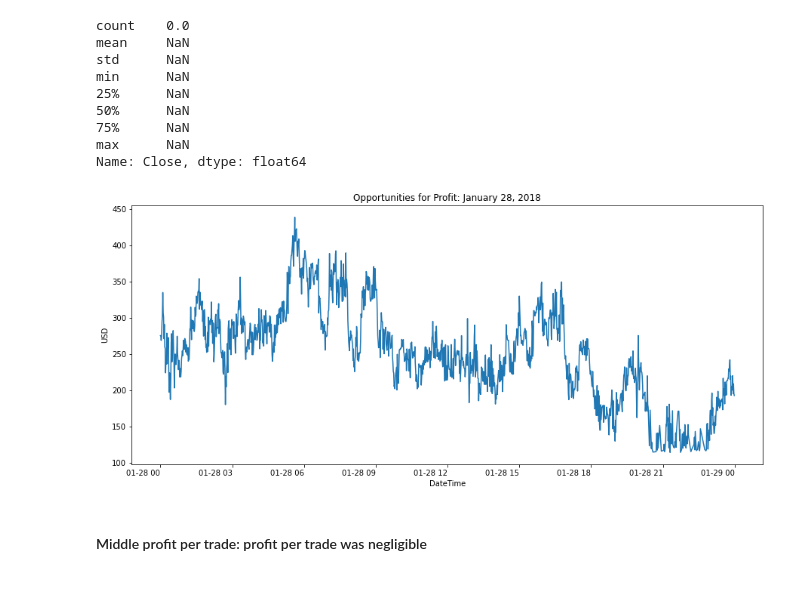
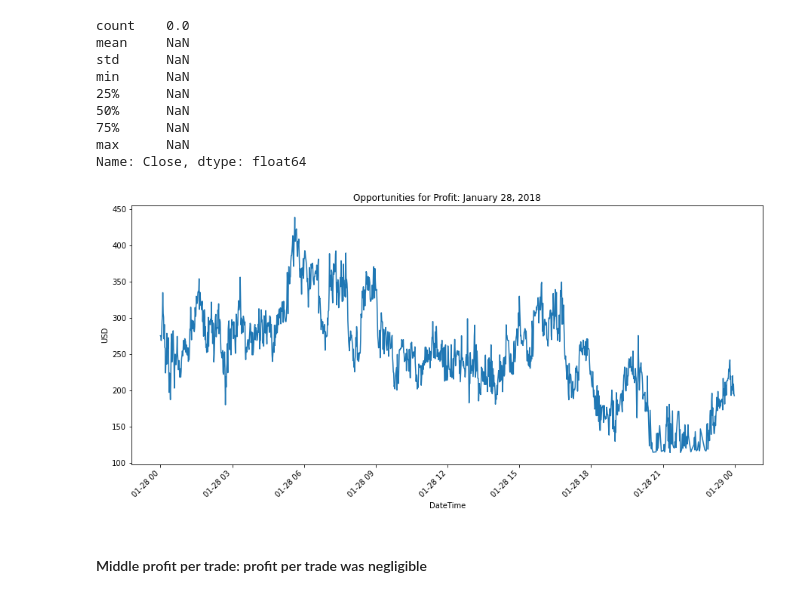
Before and after one commit to ipopester/Bitcoin-Arbitrage-Analysis, a Jupyter notebook: Report/crypto_arbitrage.ipynb, the cells around one changed output. Drawn from its saved outputs; the diff is of its cells as text; code cells hidden in the pictures.

```diff
--- a/Report/crypto_arbitrage.ipynb
+++ b/Report/crypto_arbitrage.ipynb
@@ -815,13 +815,13 @@ Name: Close, dtype: float64
 # %%
 # Plot the results for the early profit per trade DataFrame
 profit_per_trade_early.plot(
-    kind='line', rot=0, figsize =(15, 7))
+    kind='line', rot=45, figsize =(15, 7))
 plt.title("Opportunities for Profit: January 28, 2018")
 plt.xlabel('DateTime')
 plt.ylabel('USD')
 plt.show()
 # %% [output]
-[figure, old version]
+[figure, new version]
 # %% [markdown]
 #### Middle profit per trade: profit per trade was negligible
 # %% [markdown]
```
Also changed, not shown: parts of 1 cell of this notebook.
